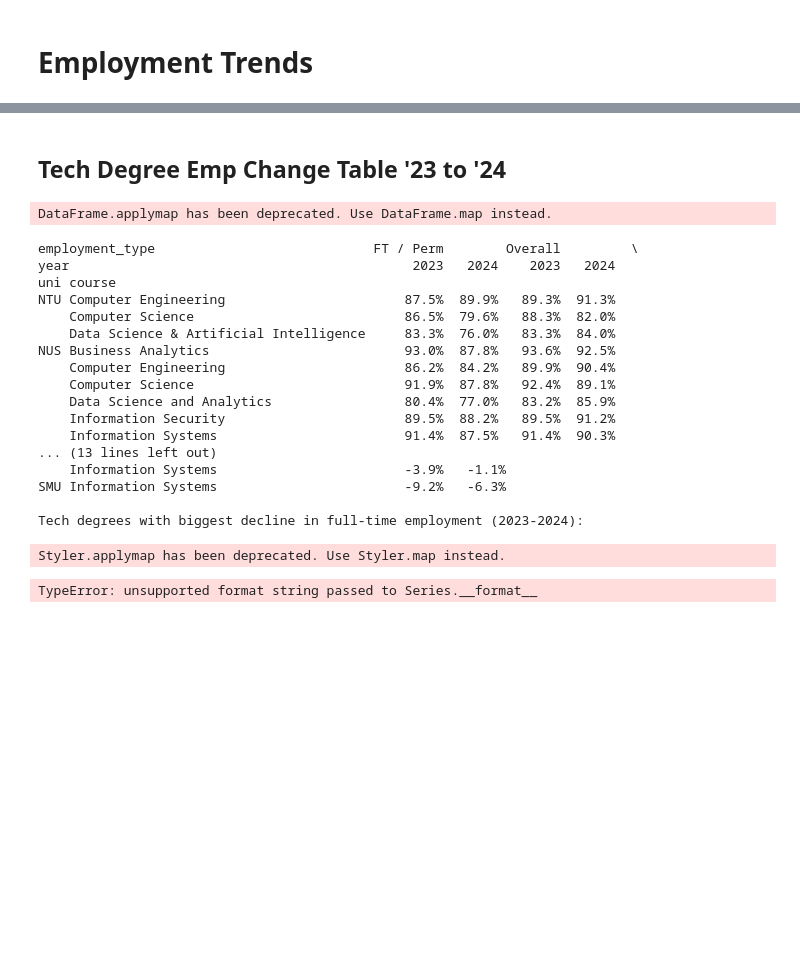
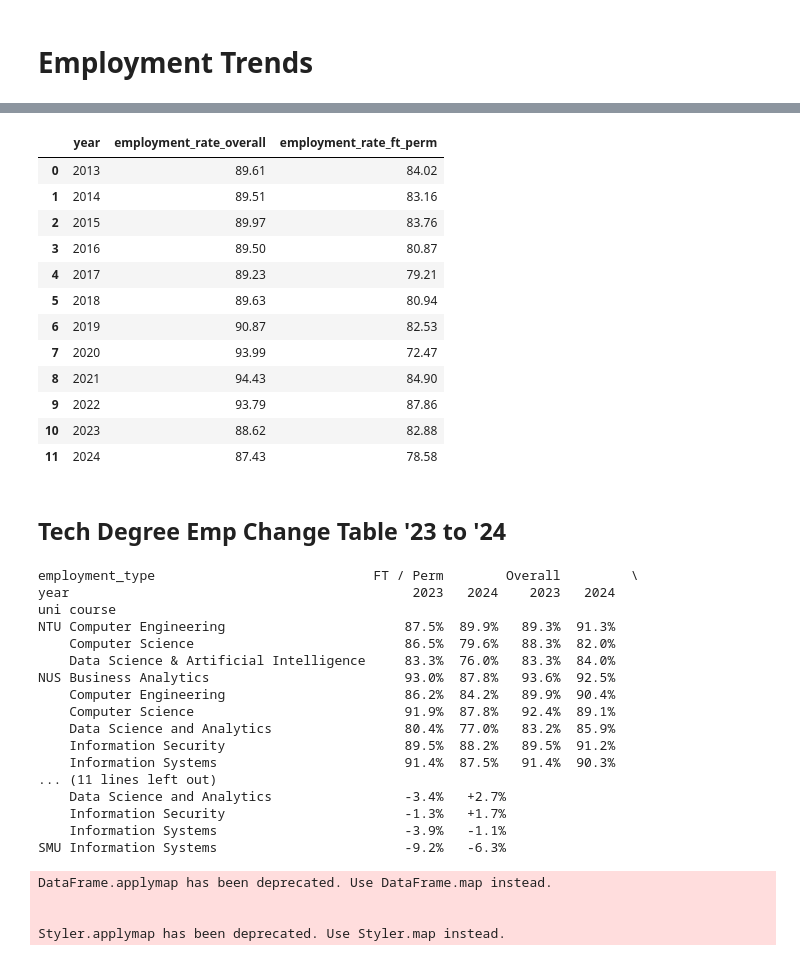
Before and after one commit to Lerac1275/admis_GES, a Jupyter notebook: notebooks/vizzes/2024_graphing.ipynb, the cells around one changed output, grey strips where cells are left out. Drawn from its saved outputs; the diff is of its cells as text; code cells hidden in the pictures; blank space fills up the shorter version.

```diff
--- a/notebooks/vizzes/2024_graphing.ipynb
+++ b/notebooks/vizzes/2024_graphing.ipynb
@@ -828,3 +826,23 @@ fig.show()
+# %%
+df = orig_df.copy()
+
+# Filter out summary rows
+df_courses = df[df['summary_row'] == 0]
+df_courses.groupby(['year'])[['employment_rate_overall', 'employment_rate_ft_perm']].mean().reset_index().round(2)
+# %% [output]
+|  | year | employment_rate_overall | employment_rate_ft_perm |
+| 0 | 2013 | 89.61 | 84.02 |
+| 1 | 2014 | 89.51 | 83.16 |
+| 2 | 2015 | 89.97 | 83.76 |
+| 3 | 2016 | 89.50 | 80.87 |
+| 4 | 2017 | 89.23 | 79.21 |
+| 5 | 2018 | 89.63 | 80.94 |
+| 6 | 2019 | 90.87 | 82.53 |
+| 7 | 2020 | 93.99 | 72.47 |
+| 8 | 2021 | 94.43 | 84.90 |
+| 9 | 2022 | 93.79 | 87.86 |
+| 10 | 2023 | 88.62 | 82.88 |
+| 11 | 2024 | 87.43 | 78.58 |
 # %% [markdown]
 ## Tech Degree Emp Change Table '23 to '24
 # %%
@@ -944,35 +962,36 @@ analysis['FT_Perm_Change'] = analysis[('FT / Perm', 'Change')]
 biggest_declines = analysis.sort_values('FT_Perm_Change', ascending=True).head(5)
 biggest_improvements = analysis.sort_values('FT_Perm_Change', ascending=False).head(5)
 
-print("\nTech degrees with biggest decline in full-time employment (2023-2024):")
-for idx, row in biggest_declines.iterrows():
-    uni, course = idx
-    change = row['FT_Perm_Change']
-    print(f"{uni} - {course}: {change:.1f}%")
+# print("\nTech degrees with biggest decline in full-time employment (2023-2024):")
+# for idx, row in biggest_declines.iterrows():
+#     uni, course = idx
+#     change = row['FT_Perm_Change']
+#     print(f"{uni} - {course}: {change:.1f}%")
 
-print("\nTech degrees with biggest improvement in full-time employment (2023-2024):")
-for idx, row in biggest_improvements.iterrows():
-    uni, course = idx
-    change = row['FT_Perm_Change']
-    print(f"{uni} - {course}: {change:.1f}%")
+# print("\nTech degrees with biggest improvement in full-time employment (2023-2024):")
+# for idx, row in biggest_improvements.iterrows():
+#     uni, course = idx
+#     change = row['FT_Perm_Change']
+#     print(f"{uni} - {course}: {change:.1f}%")
 # %% [output]
-DataFrame.applymap has been deprecated. Use DataFrame.map instead.
+employment_type                            FT / Perm        Overall         \
+year                                            2023   2024    2023   2024
+uni course
+NTU Computer Engineering                       87.5%  89.9%   89.3%  91.3%
+    Computer Science                           86.5%  79.6%   88.3%  82.0%
+    Data Science & Artificial Intelligence     83.3%  76.0%   83.3%  84.0%
+NUS Business Analytics                         93.0%  87.8%   93.6%  92.5%
+    Computer Engineering                       86.2%  84.2%   89.9%  90.4%
+    Computer Science                           91.9%  87.8%   92.4%  89.1%
+    Data Science and Analytics                 80.4%  77.0%   83.2%  85.9%
+    Information Security                       89.5%  88.2%   89.5%  91.2%
+    Information Systems                        91.4%  87.5%   91.4%  90.3%
+... (11 lines left out)
+    Data Science and Analytics                 -3.4%   +2.7%
+    Information Security                       -1.3%   +1.7%
+    Information Systems                        -3.9%   -1.1%
+SMU Information Systems                        -9.2%   -6.3%
-employment_type                            FT / Perm        Overall         \
-year                                            2023   2024    2023   2024
-uni course
-NTU Computer Engineering                       87.5%  89.9%   89.3%  91.3%
-    Computer Science                           86.5%  79.6%   88.3%  82.0%
-    Data Science & Artificial Intelligence     83.3%  76.0%   83.3%  84.0%
-NUS Business Analytics                         93.0%  87.8%   93.6%  92.5%
-    Computer Engineering                       86.2%  84.2%   89.9%  90.4%
-    Computer Science                           91.9%  87.8%   92.4%  89.1%
-    Data Science and Analytics                 80.4%  77.0%   83.2%  85.9%
-    Information Security                       89.5%  88.2%   89.5%  91.2%
-    Information Systems                        91.4%  87.5%   91.4%  90.3%
-... (13 lines left out)
-    Information Systems                        -3.9%   -1.1%
-SMU Information Systems                        -9.2%   -6.3%
+DataFrame.applymap has been deprecated. Use DataFrame.map instead.
 
-Tech degrees with biggest decline in full-time employment (2023-2024):
+
+Styler.applymap has been deprecated. Use Styler.map instead.
-Styler.applymap has been deprecated. Use Styler.map instead.
-TypeError: unsupported format string passed to Series.__format__
```
Also changed, not shown: parts of 12 cells of this notebook, 3 other files.
